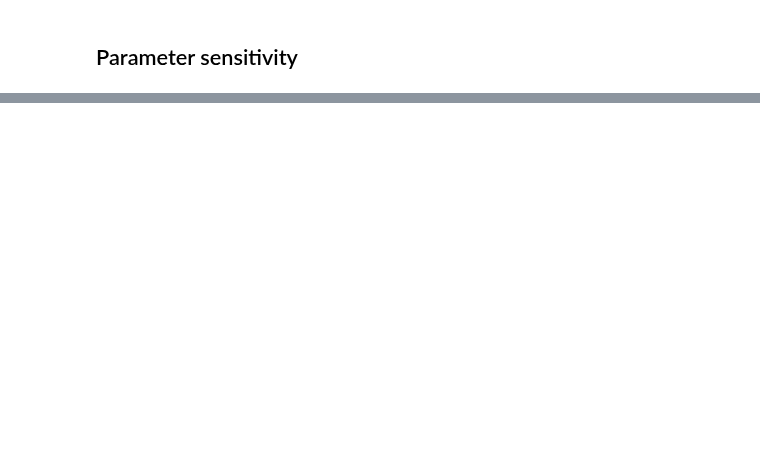
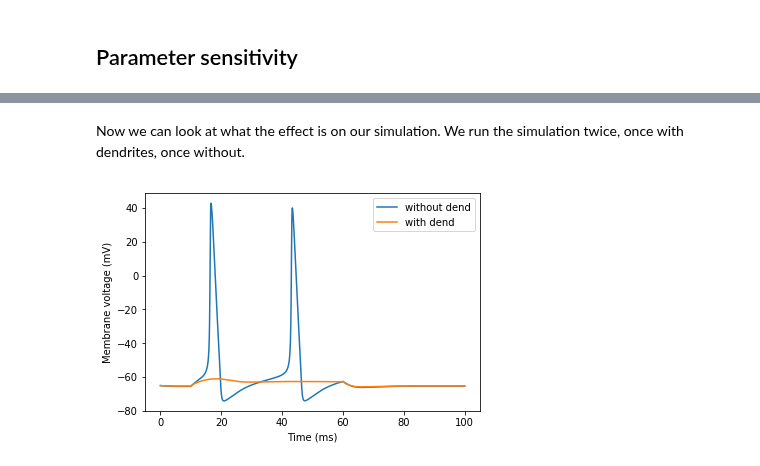
Before and after one commit to BlueBrain/MOOC-neurons-and-synapses-2017, a Jupyter notebook: ModelingNeurons/TutBallStick/ballandstick.ipynb, the cells around one changed output, grey strips where cells are left out. Saved outputs shown, nothing was run; the diff lists cells and outputs as text; code cells hidden in the pictures; blank space fills up the shorter version.

```diff
--- a/ModelingNeurons/TutBallStick/ballandstick.ipynb
+++ b/ModelingNeurons/TutBallStick/ballandstick.ipynb
@@ -590,0 +434,29 @@ del netcon2
+# %% [markdown]
+Now we can look at what the effect is on our simulation.
+We run the simulation twice, once with dendrites, once without.
+# %%
+for with_dend in [False, True]:
+    # For every addition of mechanism create figure show newer model
+    # Lines for reversal potentials Na, K and leak
+    neuron.h.tstop = 100
+
+    soma.gkbar_hh = 0.01
+    soma.gnabar_hh = 0.1
+
+    if with_dend:
+        dend.connect(soma)
+    else:
+        neuron.h.disconnect(sec=dend) # disconnect dend for now
+
+    neuron.h.run()
+
+    # Convert the NEURON vectors to numpy arrays
+    time_py = time.to_python()
+    voltage_py = voltage.to_python()
+
+    plot_tv(time_py, voltage_py, show=False, label='with dend' if with_dend else 'without dend')
+
+plt.legend()
+plt.show()
+# %% [output]
+[figure, added]
```
Also changed, not shown: parts of 74 cells of this notebook, 3 other files.
